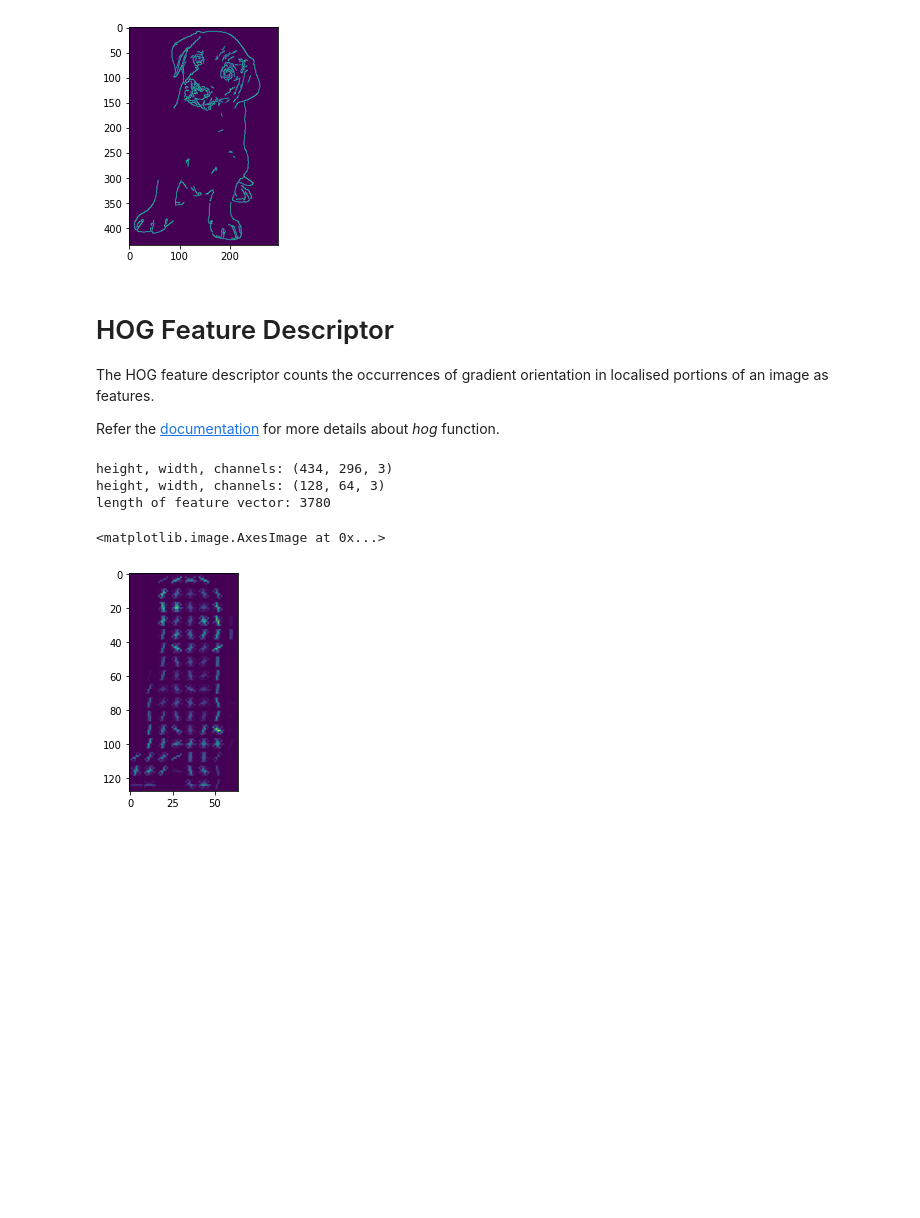
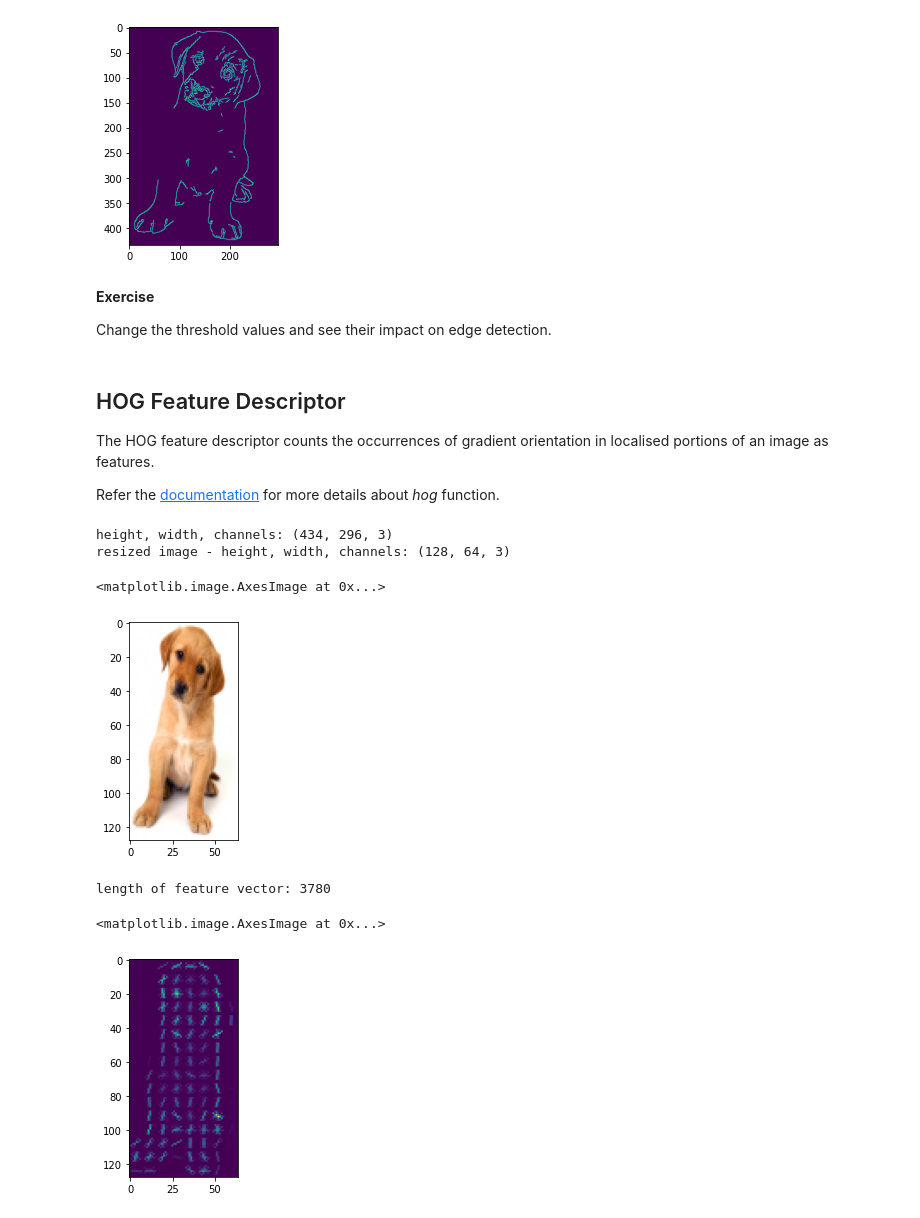
Before and after one commit to HHansi/Applied-AI-Course, a Jupyter notebook: Image Processing/Image_Feature_Extraction.ipynb, the cells around one changed output. Drawn from its saved outputs; the diff is of its cells as text; code cells hidden in the pictures; blank space fills up the shorter version.

```diff
--- a/Image Processing/Image_Feature_Extraction.ipynb
+++ b/Image Processing/Image_Feature_Extraction.ipynb
@@ -96,29 +122,39 @@ plt.imshow(edges_canny)
 # %% [output]
 <matplotlib.image.AxesImage at 0x...>
 [figure]
+# %% [markdown]
+**Exercise**
+
+Change the threshold values and see their impact on edge detection.
 # %% [markdown]
-# HOG Feature Descriptor
+## HOG Feature Descriptor
 
 The HOG feature descriptor counts the occurrences of gradient orientation in localised portions of an image as features.
 
 Refer the [documentation](https://scikit-image.org/docs/dev/api/skimage.feature.html#skimage.feature.hog) for more details about <i>hog</i> function.
+# %%
+# Check image size
+print(f'height, width, channels: {img.shape}')
+
+# Resize image if necessary
+img_resized = cv2.resize(img, (64, 128), interpolation=cv2.INTER_AREA)
+print(f'resized image - height, width, channels: {img_resized.shape}')
+
+plt.imshow(cv2.cvtColor(img_resized, cv2.COLOR_BGR2RGB))
+# %% [output]
+height, width, channels: (434, 296, 3)
+resized image - height, width, channels: (128, 64, 3)
+<matplotlib.image.AxesImage at 0x...>
+[figure, added]
 # %%
-# Check image size
-print(f'height, width, channels: {img.shape}')
-
-# Resize image if necessary
-img_resized = cv2.resize(img, (64, 128), interpolation=cv2.INTER_CUBIC)
-print(f'height, width, channels: {img_resized.shape}')
-plt.imshow(img_resized)
-
 # Get HOG features
 fd, hog_image = hog(img_resized, orientations=9, pixels_per_cell=(8, 8),
                     cells_per_block=(2, 2), visualize=True, multichannel=True)
+
 print(f'length of feature vector: {len(fd)}')
+
 plt.imshow(hog_image)
 # %% [output]
-height, width, channels: (434, 296, 3)
-height, width, channels: (128, 64, 3)
 length of feature vector: 3780
 <matplotlib.image.AxesImage at 0x...>
 [figure]
```
Also changed, not shown: parts of 22 cells of this notebook.
